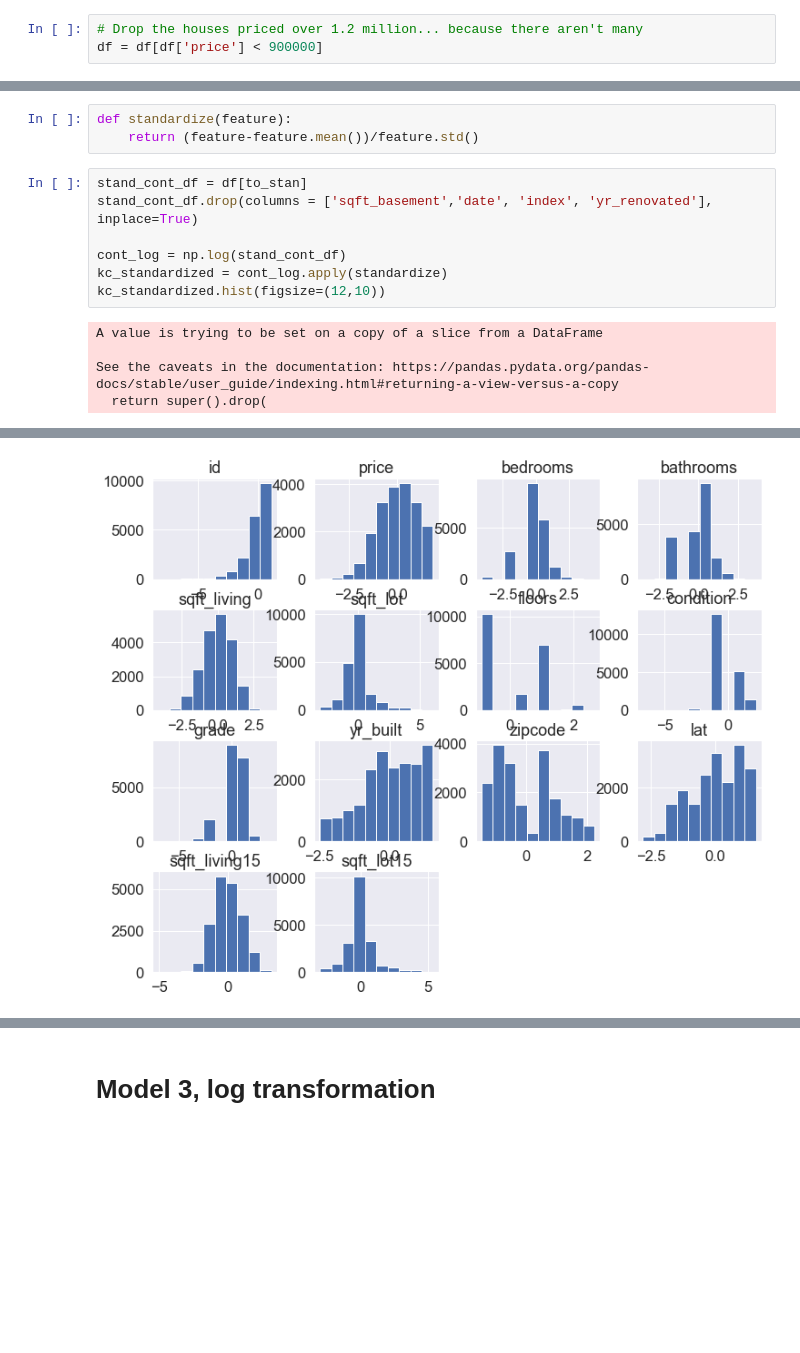
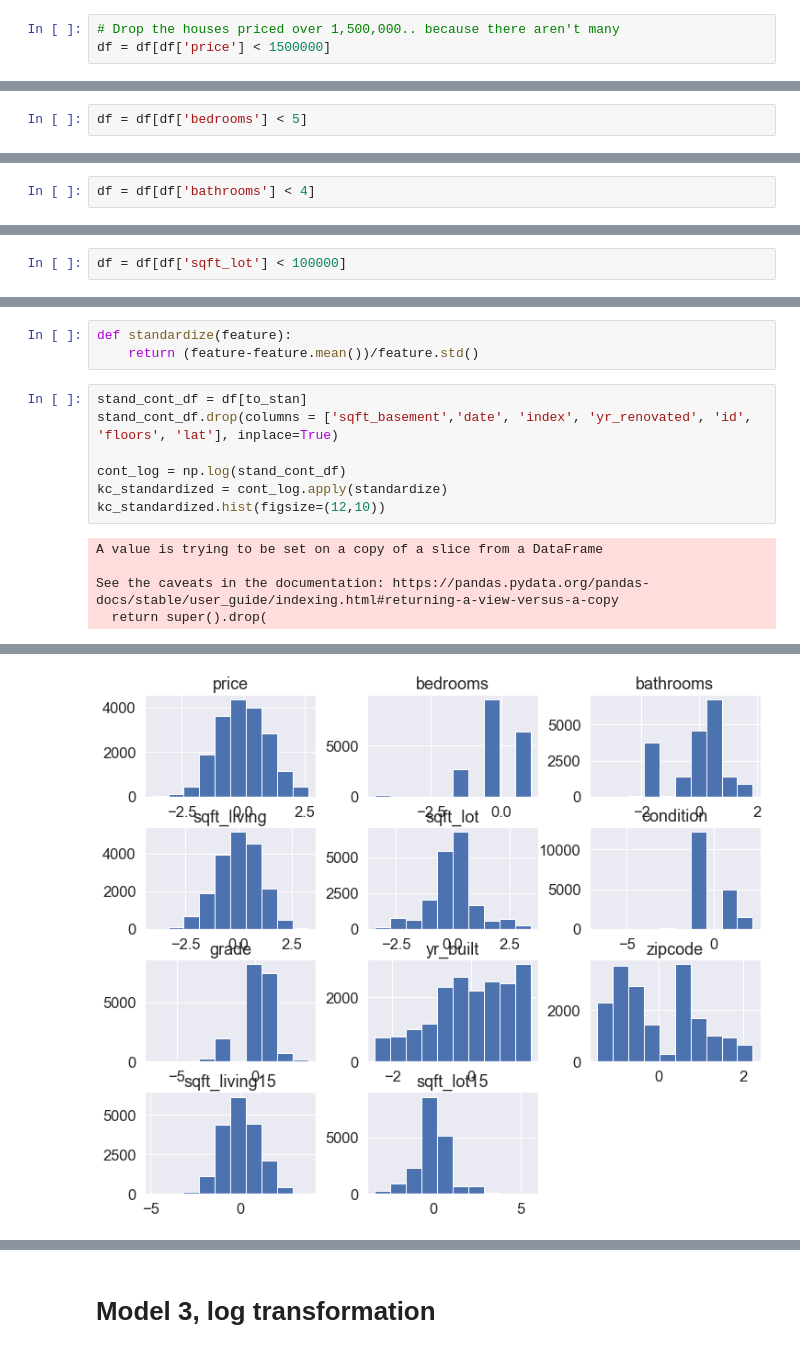
Before and after one commit to RipPhillip/dsc-phase-2-project, a Jupyter notebook: student.ipynb, the cells around one changed output, grey strips where cells are left out. Drawn from its saved outputs; the diff is of its cells as text; blank space fills up the shorter version.

```diff
--- a/student.ipynb
+++ b/student.ipynb
@@ -252,6 +261,6 @@ df = df.drop(index=15856, axis=0)
 # %%
-# Drop the houses priced over 1.2 million... because there aren't many
-df = df[df['price'] < 900000]
+# Drop the houses priced over 1,500,000.. because there aren't many
+df = df[df['price'] < 1500000]
 # %%
 df.price.hist()
 # %% [output]
@@ -273,0 +295,2 @@ sns.boxplot(df['bedrooms'])
+# %%
+df = df[df['bedrooms'] < 5]
@@ -273,0 +303,2 @@ sns.boxplot(df['bedrooms'])
+# %%
+df = df[df['bathrooms'] < 4]
@@ -273,0 +330,2 @@ sns.boxplot(df['bedrooms'])
+# %%
+df = df[df['sqft_lot'] < 100000]
@@ -595,7 +674,7 @@ def standardize(feature):
     return (feature-feature.mean())/feature.std()
 # %%
 stand_cont_df = df[to_stan]
-stand_cont_df.drop(columns = ['sqft_basement','date', 'index', 'yr_renovated'], inplace=True)
+stand_cont_df.drop(columns = ['sqft_basement','date', 'index', 'yr_renovated', 'id', 'floors', 'lat'], inplace=True)
 
 cont_log = np.log(stand_cont_df)
 kc_standardized = cont_log.apply(standardize)
@@ -623,4 +699,4 @@ array([[<AxesSubplot:title={'center':'id'}>,
-[figure, old version]
+[figure, new version]
 # %%
 kc_standardized.corr()
 # %% [output]
```
Also changed, not shown: parts of 74 cells of this notebook.
